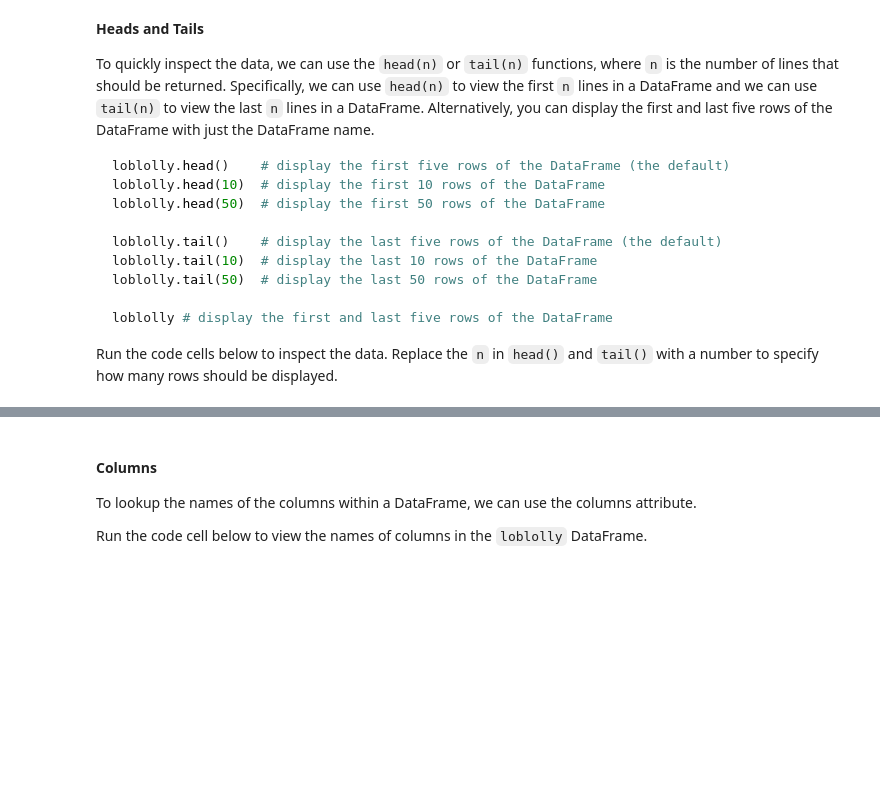
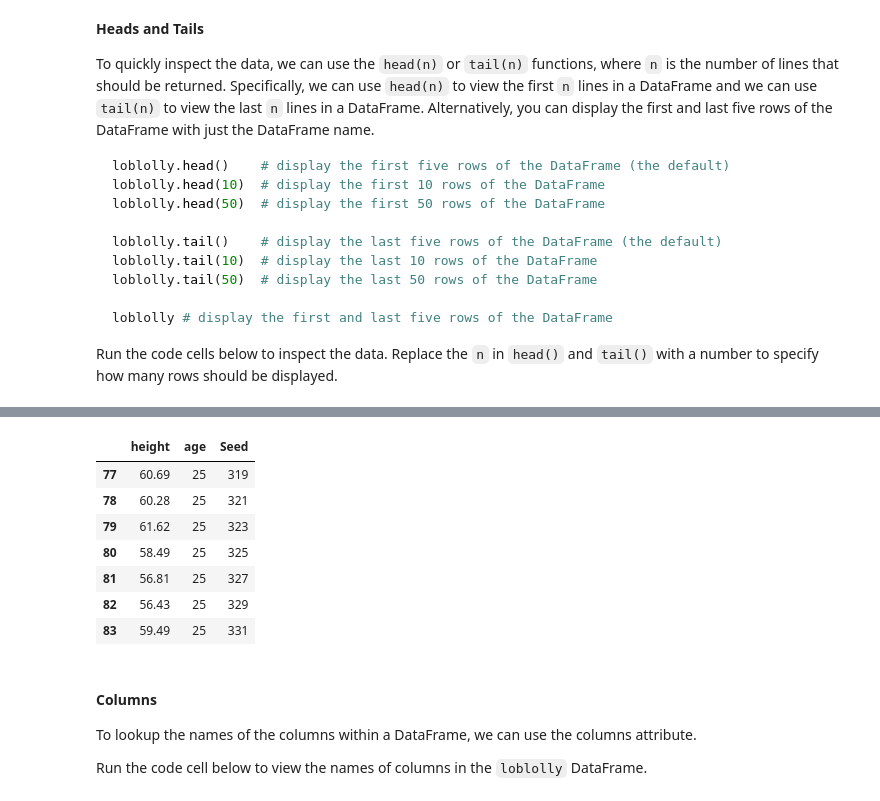
Before and after one commit to wincaton/week7labs, a Jupyter notebook: 07_Tutorial.ipynb, the cells around one changed output, grey strips where cells are left out. Drawn from its saved outputs; the diff is of its cells as text; code cells hidden in the pictures; blank space fills up the shorter version.

```diff
--- a/07_Tutorial.ipynb
+++ b/07_Tutorial.ipynb
@@ -175,5 +202,14 @@ loblolly.head(n)  # display the first n rows of the DataFrame (replace the n wit
 # %%
-loblolly.tail(n)  # display the last n rows of the DataFrame (replace the n with desired number)
+loblolly.tail(7)  # display the last n rows of the DataFrame (replace the n with desired number)
+# %% [output]
+|  | height | age | Seed |
+| 77 | 60.69 | 25 | 319 |
+| 78 | 60.28 | 25 | 321 |
+| 79 | 61.62 | 25 | 323 |
+| 80 | 58.49 | 25 | 325 |
+| 81 | 56.81 | 25 | 327 |
+| 82 | 56.43 | 25 | 329 |
+| 83 | 59.49 | 25 | 331 |
 # %% [markdown]
 #### Columns
 
```
Also changed, not shown: parts of 52 cells of this notebook, 2 other files.
